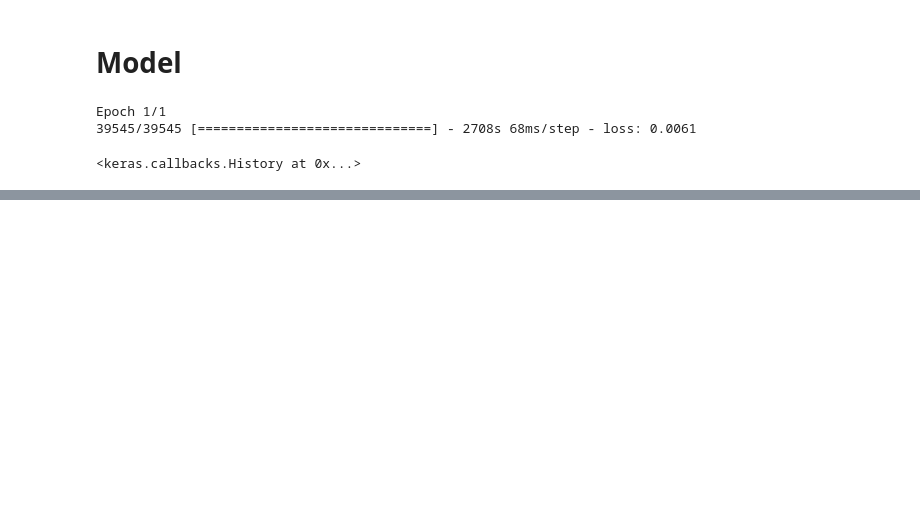
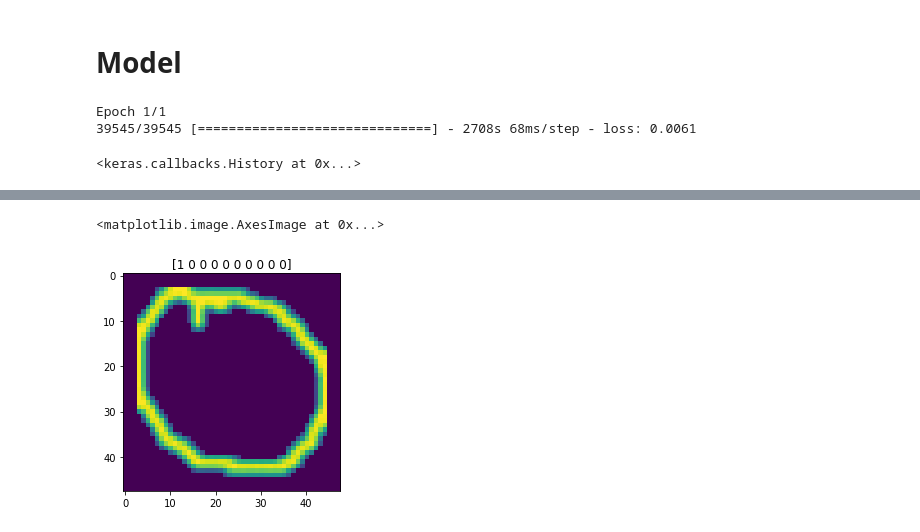
Before and after one commit to lianxiaolei/num-recognition-http, a Jupyter notebook: notebook/num_reco_normal.ipynb, the cells around one changed output, grey strips where cells are left out. Drawn from its saved outputs; the diff is of its cells as text; code cells hidden in the pictures; blank space fills up the shorter version.

```diff
--- a/notebook/num_reco_normal.ipynb
+++ b/notebook/num_reco_normal.ipynb
@@ -179,0 +296,6 @@ np.mean(np.argmax(model.predict(X_test[:100]), axis=1) == np.argmax(y_test[:100]
+# %%
+plt.title(y[100])
+plt.imshow(X[100])
+# %% [output]
+<matplotlib.image.AxesImage at 0x...>
+[figure, added]
```
Also changed, not shown: parts of 12 cells of this notebook, 14 other files.
